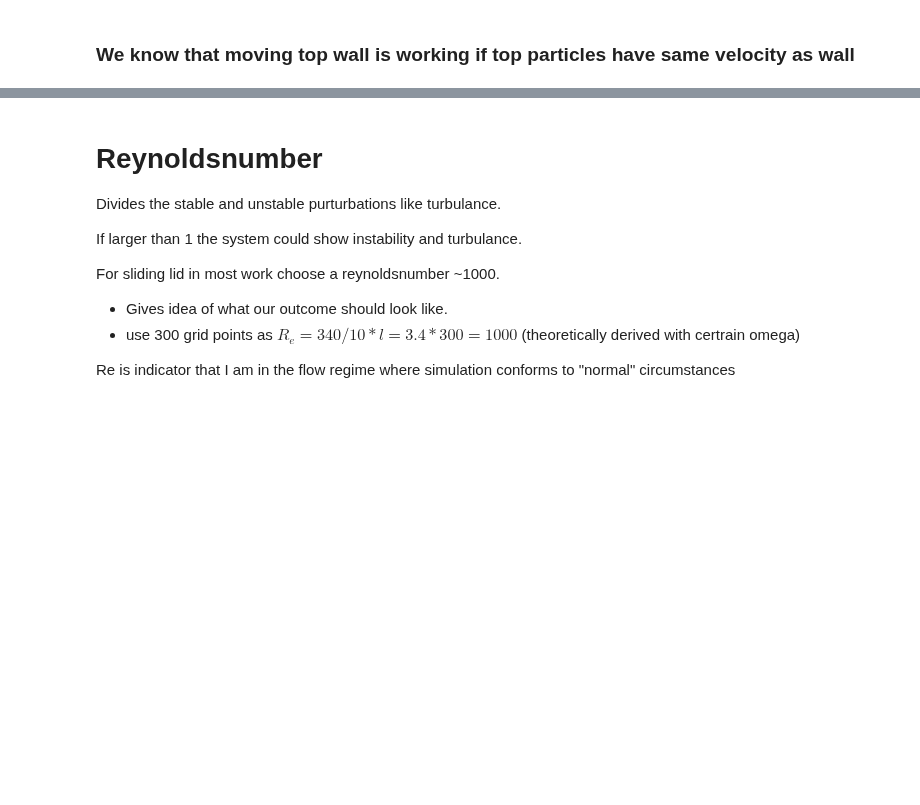
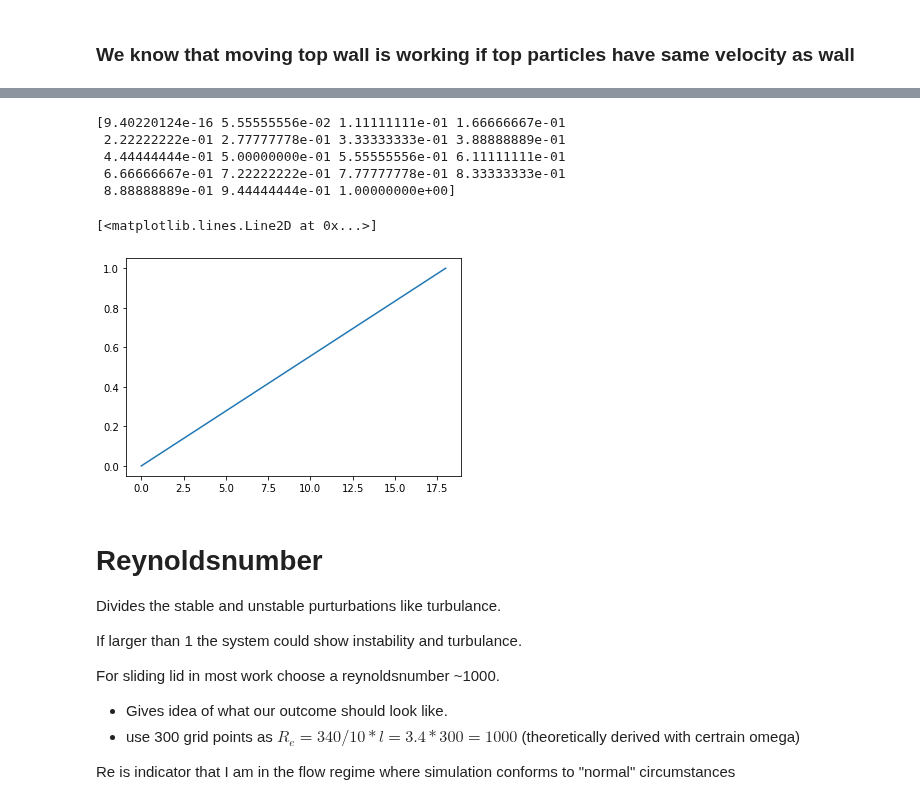
Before and after one commit to jonas27/pylbm, a Jupyter notebook: milestones/m4/m4.ipynb, the cells around one changed output, grey strips where cells are left out. Drawn from its saved outputs; the diff is of its cells as text; code cells hidden in the pictures; blank space fills up the shorter version.

```diff
--- a/milestones/m4/m4.ipynb
+++ b/milestones/m4/m4.ipynb
@@ -7,13 +5,0 @@ from pylbm import lbm
-# %%
-%matplotlib inline
-np.set_printoptions(precision=5, suppress=True)
-
-epochs = 1
-epochs = 302
-eps = 0.01
-omegas = np.arange(0.1, 1.51, 0.2).round(decimals=1)
-omega = 0.5
-i_dim, j_dim = 200, 100
-x = np.arange(i_dim)
-y = np.arange(j_dim)
-X, Y = np.meshgrid(x, y)
@@ -79,3 +43,20 @@ array([0.02, 0.06, 0.1 , 0.14, 0.18, 0.22, 0.26, 0.3 , 0.34, 0.38, 0.42,
+# %%
+def func(x, a, b):
+    return a * x + b
+popt, pcov = curve_fit(func, np.arange(20-2)+1, u_aij_max[0,0,1:-1])
+# print(popt[1])
+# print(popt[0])
+vel_clean = popt[0]*(np.arange(20-1) + 0.5) + popt[1]
+print(vel_clean)
+plt.plot(np.arange(20-1), vel_clean)
+# %% [output]
+[9.40220124e-16 5.55555556e-02 1.11111111e-01 1.66666667e-01
+ 2.22222222e-01 2.77777778e-01 3.33333333e-01 3.88888889e-01
+ 4.44444444e-01 5.00000000e-01 5.55555556e-01 6.11111111e-01
+ 6.66666667e-01 7.22222222e-01 7.77777778e-01 8.33333333e-01
+ 8.88888889e-01 9.44444444e-01 1.00000000e+00]
+[<matplotlib.lines.Line2D at 0x...>]
+[figure, added]
 # %% [markdown]
 # Reynoldsnumber
 Divides the stable and unstable purturbations like turbulance.
```
Also changed, not shown: parts of 6 cells of this notebook, 3 other files.
